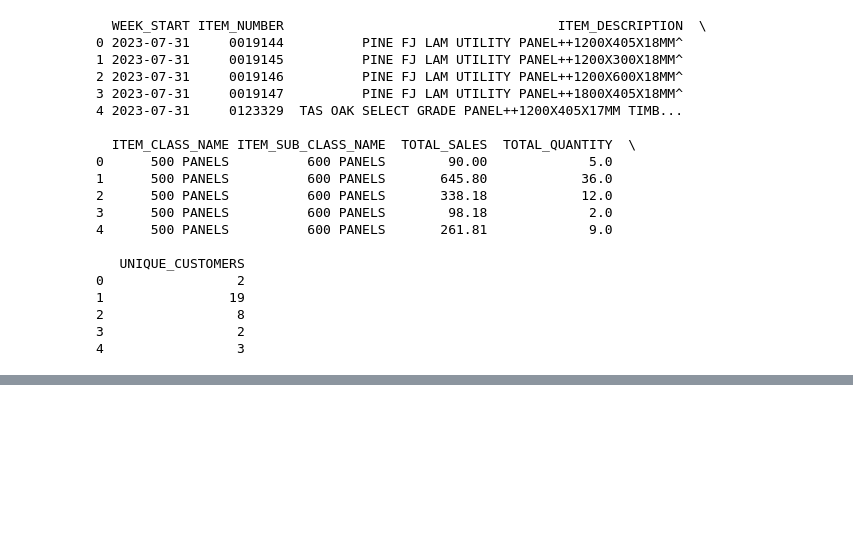
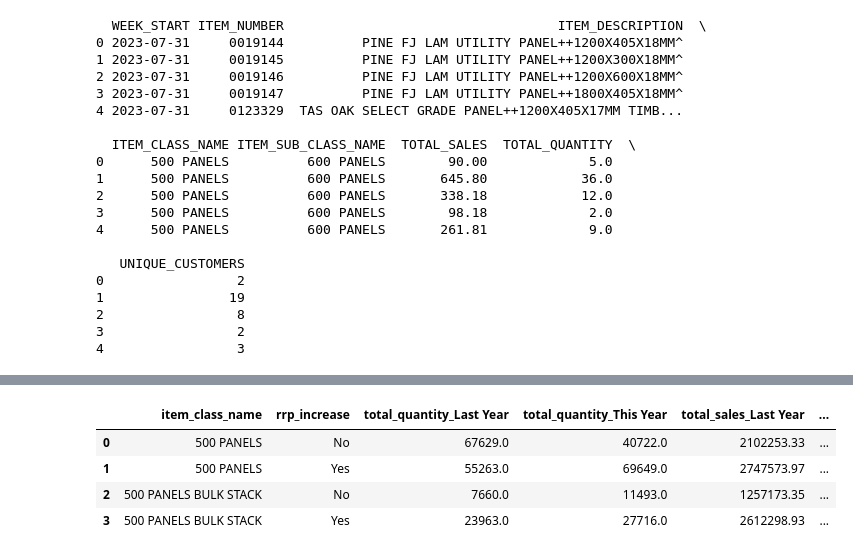
Before and after one commit to Meiji-Tran/Merch-Insights, a Jupyter notebook: Price increase timber panels/test.ipynb, the cells around one changed output, grey strips where cells are left out. Cells and saved outputs as stored; diff of their text form; code cells hidden in the pictures; blank space fills up the shorter version.

```diff
--- a/Price increase timber panels/test.ipynb
+++ b/Price increase timber panels/test.ipynb
@@ -326,0 +410,12 @@ final_summary_table
+# %%
+# Combine results
+df_all = pd.concat(df_all_combined, ignore_index=True)
+final_summary_table = pd.concat(formatted_class_summaries, ignore_index=True)
+yoy_summary_table = pd.concat(yoy_summary_rows, ignore_index=True).round(3)
+yoy_summary_table
+# %% [output]
+|  | item_class_name | rrp_increase | total_quantity_Last Year | total_quantity_This Year | total_sales_Last Year | ... |
+| 0 | 500 PANELS | No | 67629.0 | 40722.0 | 2102253.33 | ... |
+| 1 | 500 PANELS | Yes | 55263.0 | 69649.0 | 2747573.97 | ... |
+| 2 | 500 PANELS BULK STACK | No | 7660.0 | 11493.0 | 1257173.35 | ... |
+| 3 | 500 PANELS BULK STACK | Yes | 23963.0 | 27716.0 | 2612298.93 | ... |
```
Also changed, not shown: parts of 10 cells of this notebook.
